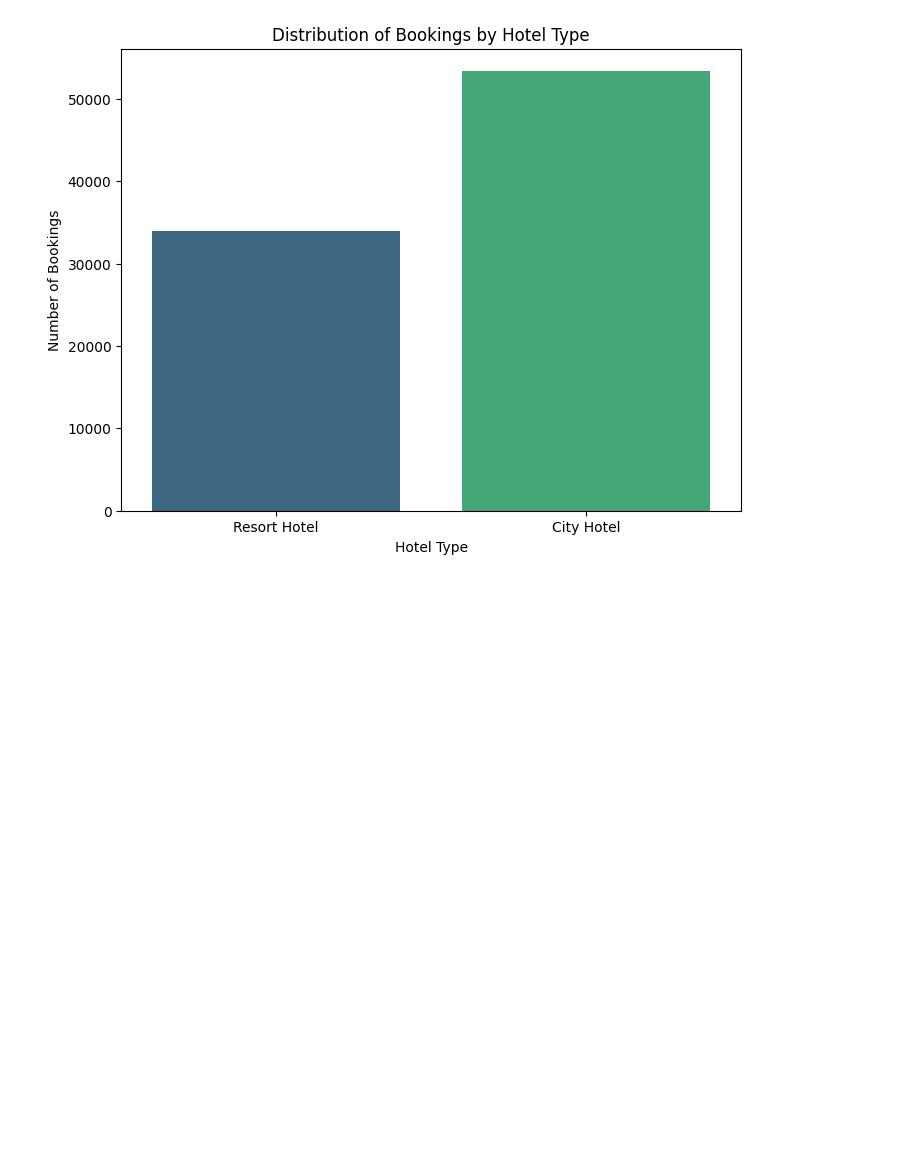
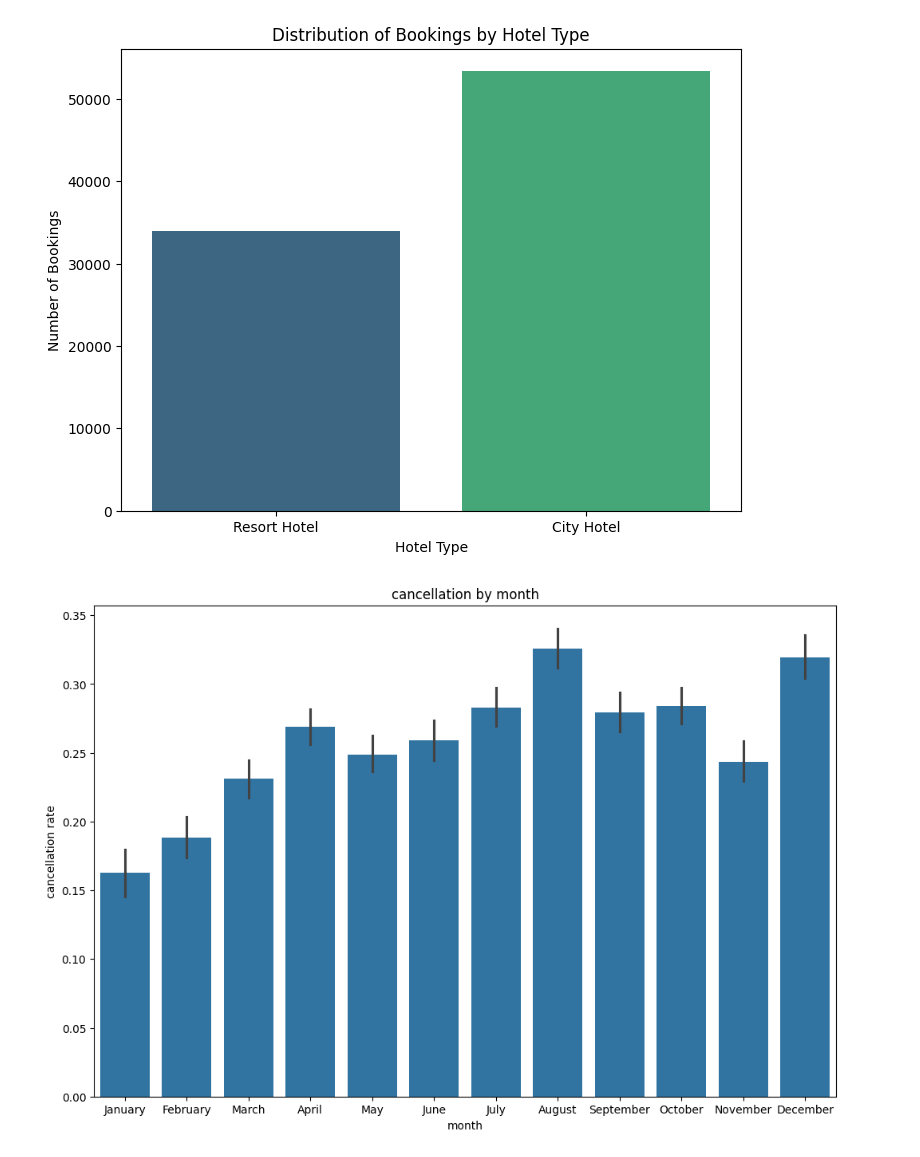
Before and after one commit to mayurimamdi/HotelBookingSystem, a Jupyter notebook: notebooks/01_eda.ipynb, the cells around one changed output. Cells and saved outputs as stored; diff of their text form; code cells hidden in the pictures; blank space fills up the shorter version.

```diff
--- a/notebooks/01_eda.ipynb
+++ b/notebooks/01_eda.ipynb
@@ -565,3 +565,13 @@ Passing `palette` without assigning `hue` is deprecated and will be removed in v
 
   sns.countplot(data=df, x='hotel', palette='viridis')
 [figure]
+# %%
+plt.figure(figsize=(12,8))
+df_2016=df[df["arrival_date_year"] == 2016]
+sns.barplot(x='arrival_date_month', y='is_canceled', data=df_2016)
+plt.title("cancellation by month")
+plt.xlabel("month")
+plt.ylabel("cancellation rate")
+plt.show()
+# %% [output]
+[figure, added]
```
Also changed, not shown: parts of 15 cells of this notebook, 2 other files.
